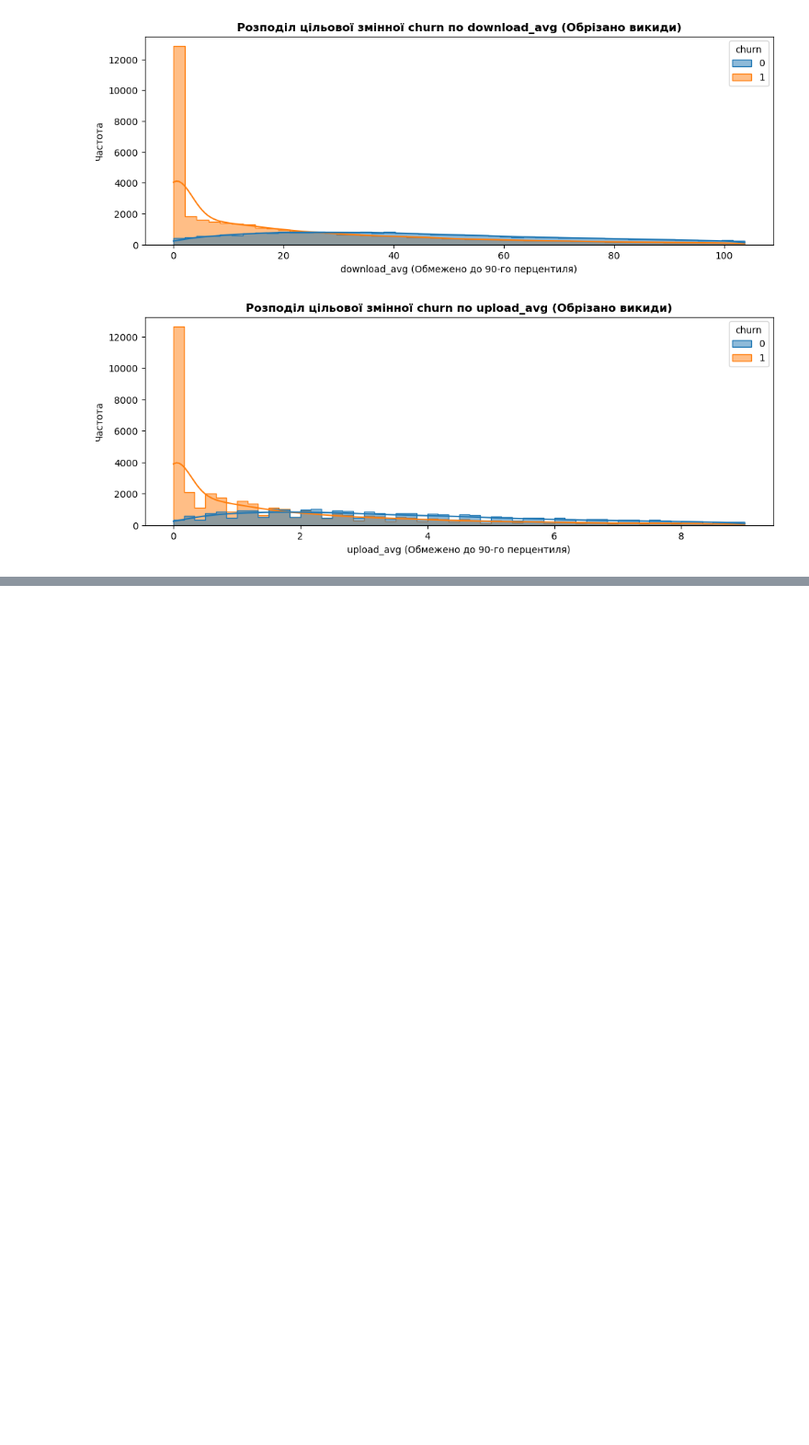
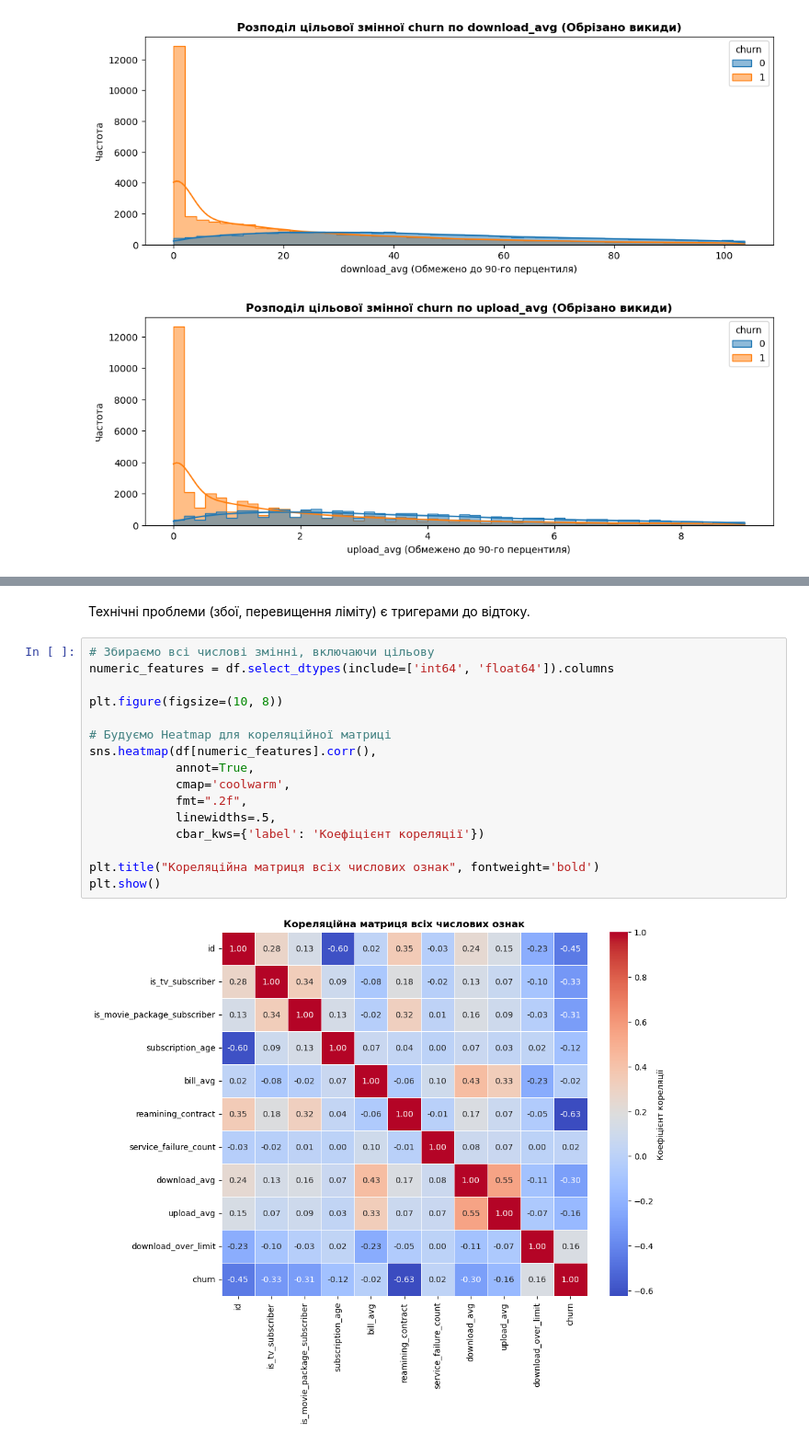
Before and after one commit to vitalyasub/telecom-churn-ds-project, a Jupyter notebook: notebooks/01_EDA.ipynb, the cells around one changed output, grey strips where cells are left out. Shown at 92% size. Drawn from its saved outputs; the diff is of its cells as text; blank space fills up the shorter version.

```diff
--- a/notebooks/01_EDA.ipynb
+++ b/notebooks/01_EDA.ipynb
@@ -206,0 +278,20 @@ plt.show()
+# %% [markdown]
+Технічні проблеми (збої, перевищення ліміту) є тригерами до відтоку.
+# %%
+# Збираємо всі числові змінні, включаючи цільову
+numeric_features = df.select_dtypes(include=['int64', 'float64']).columns
+
+plt.figure(figsize=(10, 8))
+
+# Будуємо Heatmap для кореляційної матриці
+sns.heatmap(df[numeric_features].corr(),
+            annot=True,
+            cmap='coolwarm',
+            fmt=".2f",
+            linewidths=.5,
+            cbar_kws={'label': 'Коефіцієнт кореляції'})
+
+plt.title("Кореляційна матриця всіх числових ознак", fontweight='bold')
+plt.show()
+# %% [output]
+[figure, added]
```
Also changed, not shown: parts of 16 cells of this notebook, 1 other file.
